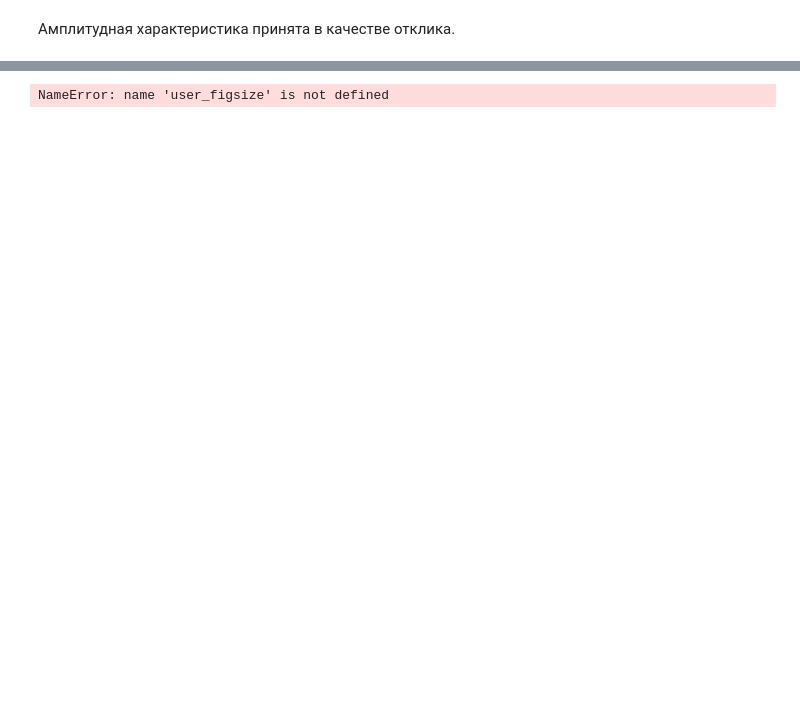
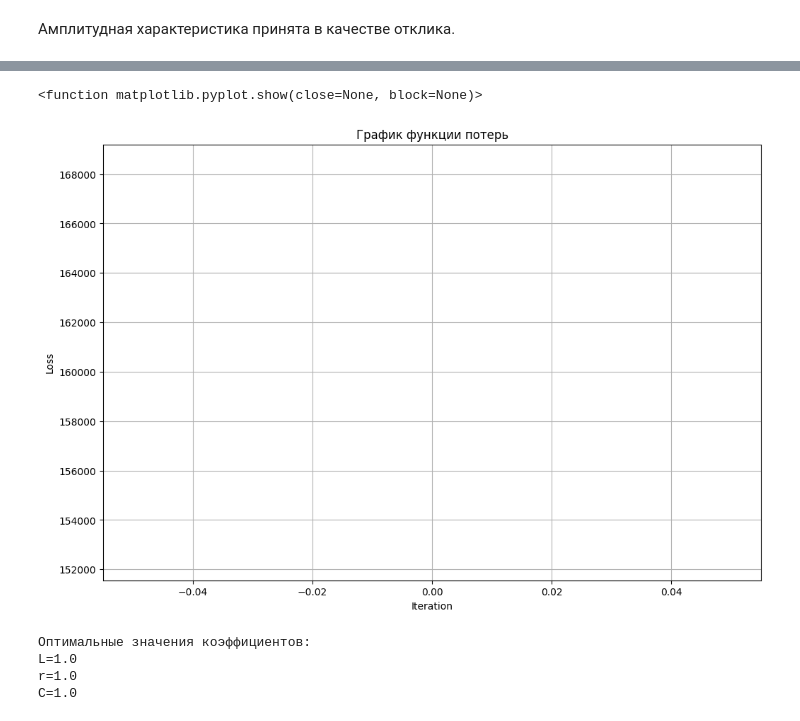
Before and after one commit to romangorbunov91/frequency-models, a Jupyter notebook: notebook.ipynb, the cells around one changed output, grey strips where cells are left out. Drawn from its saved outputs; the diff is of its cells as text; code cells hidden in the pictures; blank space fills up the shorter version.

```diff
--- a/notebook.ipynb
+++ b/notebook.ipynb
@@ -94,10 +96,10 @@ plt.show()
 Амплитудная характеристика принята в качестве отклика.
 # %%
 # freq - частоты.
-# y - эталон.
-def loss_func(freq, y, w_coeff):
+# y - эталон отклика.
+def loss_func(freq, y, w):
 
-    [abs_dataset, _] = reactor_model(freq, L=w_coeff[0], r=w_coeff[1], C=w_coeff[2])#, R)
+    [abs_dataset, _] = reactor_model(freq, L=w[0], r=w[1], C=w[2])#, R)
 
     # Функция возвращает сумму квадратов отклонений наблюдений от эталона.
     return np.sum((y - abs_dataset)**2)
@@ -174,3 +217,8 @@ IndentationError: unexpected indent (1779476798.py, line 26)
 # %%
-weights, losses = model_fit(data[0][:, var.freq.value], data[0][:, var.mag_db.value], learning_rate=[1e-8, 1e-11, 1e-18], delta_tolerance=1e-9)
+weights, losses = model_fit(
+    X_train = data[0][:, var.freq.value],
+    y_train = data[0][:, var.mag_db.value],
+    lr_multiplier=0.5,
+    lr_coeff = 0.05,
+    tolerance=1e-3)
 # %% [output]
@@ -181,17 +242,22 @@ Loss: nan
 KeyboardInterrupt:
 # %%
-plt.figure(figsize=user_figsize)
+plt.figure(figsize=(12, 8))
 plt.plot(losses, linewidth=2)
 plt.xlabel('Iteration')
 plt.ylabel('Loss')
 plt.title('График функции потерь')
 plt.grid()
 plt.show
 # %% [output]
-NameError: name 'user_figsize' is not defined
+<function matplotlib.pyplot.show(close=None, block=None)>
+[figure, added]
 # %%
 print('Оптимальные значения коэффициентов:')
-w0 = weights[0,1]
-a2 = weights[0,0]
-print('w0=' + str(np.round(w0, 4)))
-print('a2=' + str(np.round(a2, 4)))
+print('L=' + str(np.round(weights[0], 3)))
+print('r=' + str(np.round(weights[1], 3)))
+print('C=' + str(np.round(weights[2], 3)))
+# %% [output]
+Оптимальные значения коэффициентов:
+L=1.0
+r=1.0
+C=1.0
```
Also changed, not shown: parts of 5 cells of this notebook.
